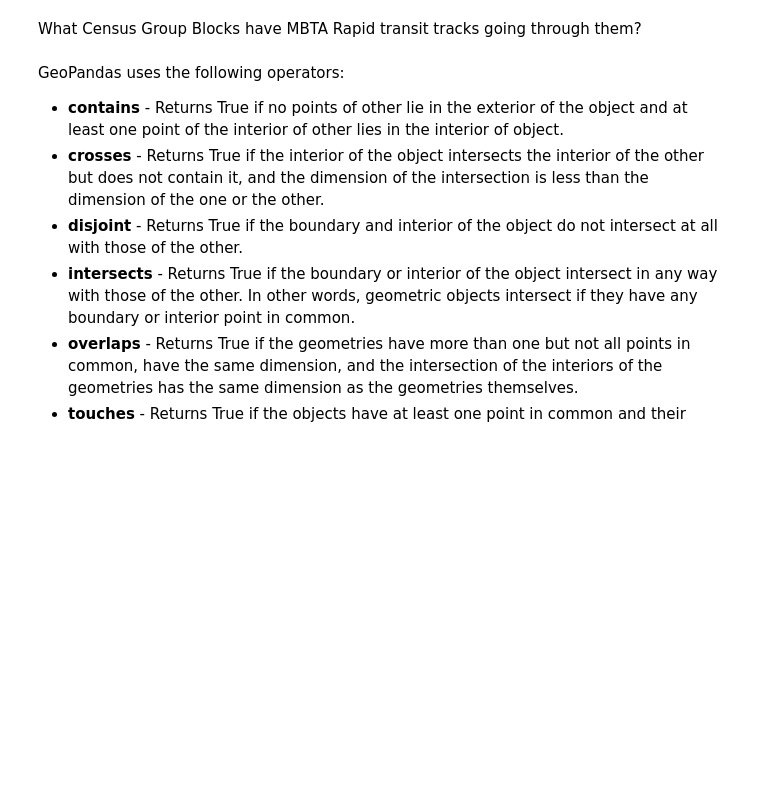
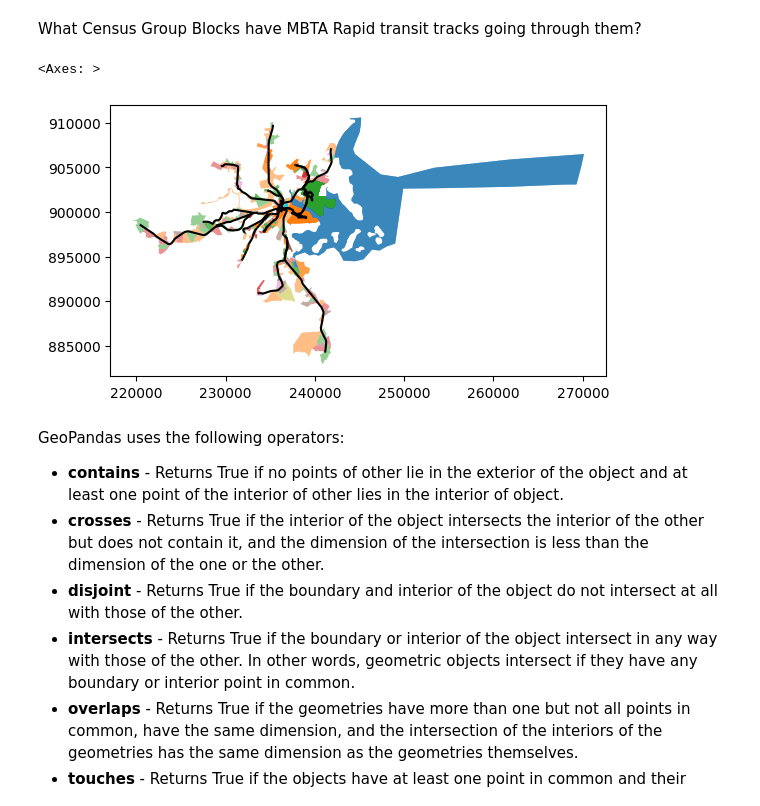
Before and after one commit to milechin/tut_geopandas, a Jupyter notebook: Intro to GIS - GeoPandas.ipynb, the cells around one changed output. Drawn from its saved outputs; the diff is of its cells as text; code cells hidden in the pictures; blank space fills up the shorter version.

```diff
--- a/Intro to GIS - GeoPandas.ipynb
+++ b/Intro to GIS - GeoPandas.ipynb
@@ -638,10 +788,13 @@ Do any line segments intersect the polygon?
 # %% [markdown]
 What Census Group Blocks have MBTA Rapid transit tracks going through them?
 # %%
-blocks_w_lines = geopandas.sjoin(ma_block_proj, mbta_lines, how="inner", op='intersects')
+blocks_w_lines = geopandas.sjoin(ma_block_proj, mbta_lines, how="inner", predicate='intersects')
 
 base = blocks_w_lines.plot(column="NAMELSAD", alpha=0.5)
 mbta_lines.plot(ax=base, color="black")
+# %% [output]
+<Axes: >
+[figure, added]
 # %% [markdown]
 GeoPandas uses the following operators:
 - __contains__ -  Returns True if no points of other lie in the exterior of the object and at least one point of the interior of other lies in the interior of object.
```
Also changed, not shown: parts of 62 cells of this notebook.
